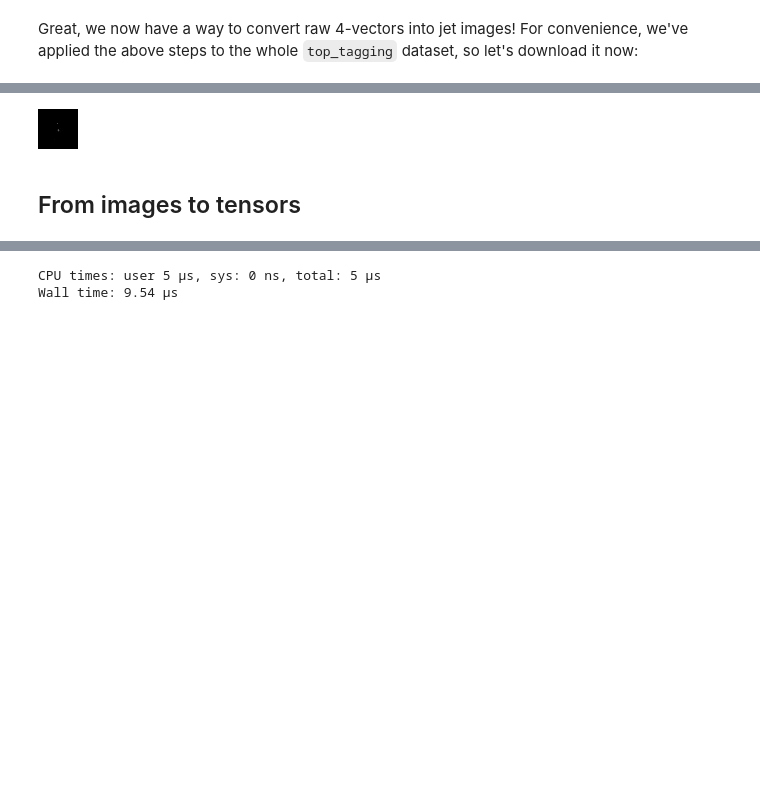
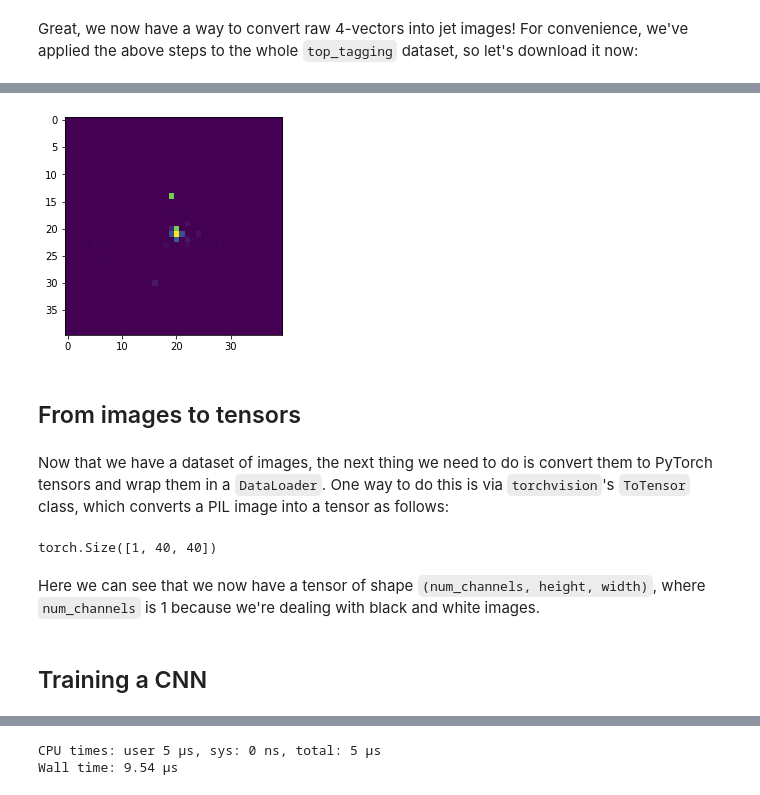
Before and after one commit to lewtun/dl4phys, a Jupyter notebook: lecture04.ipynb, the cells around one changed output, grey strips where cells are left out. Saved outputs shown, nothing was run; the diff lists cells and outputs as text; code cells hidden in the pictures; blank space fills up the shorter version.

```diff
--- a/lecture04.ipynb
+++ b/lecture04.ipynb
@@ -171,8 +172,18 @@ DatasetDict({
     })
 })
 # %%
-images_ds["train"][0]["image"]
+img = images_ds["train"][0]["image"]
+plt.imshow(img);
 # %% [output]
-[figure, old version]
+[figure, new version]
 # %% [markdown]
 ## From images to tensors
+# %% [markdown]
+Now that we have a dataset of images, the next thing we need to do is convert them to PyTorch tensors and wrap them in a `DataLoader`. One way to do this is via `torchvision`'s `ToTensor` class, which converts a PIL image into a tensor as follows:
+# %%
+t = ToTensor()(img)
+t.shape
+# %% [output]
+torch.Size([1, 40, 40])
+# %% [markdown]
+Here we can see that we now have a tensor of shape `(num_channels, height, width)`, where `num_channels` is 1 because we're dealing with black and white images.
@@ -178,0 +207,2 @@ images_ds["train"][0]["image"]
+# %% [markdown]
+## Training a CNN
```
Also changed, not shown: parts of 16 cells of this notebook.
